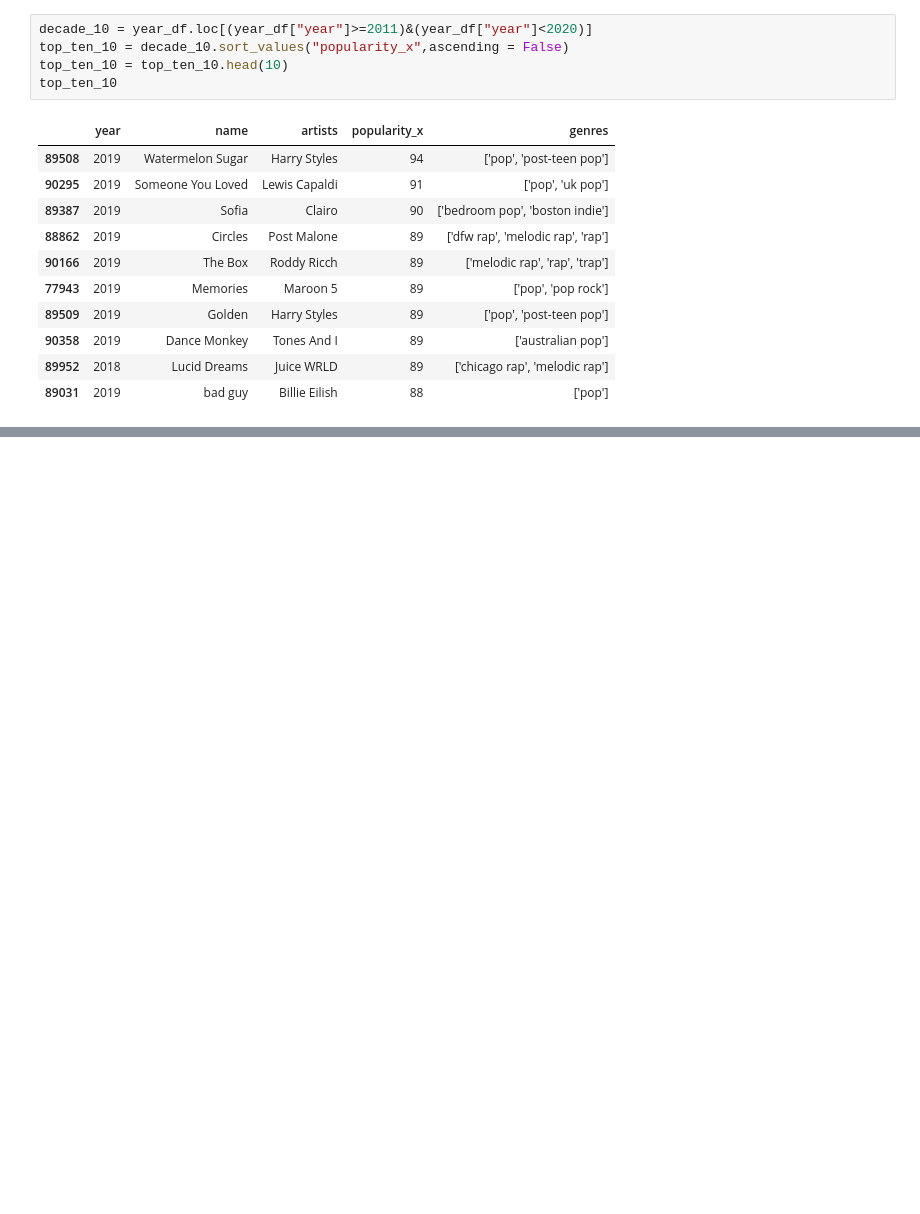
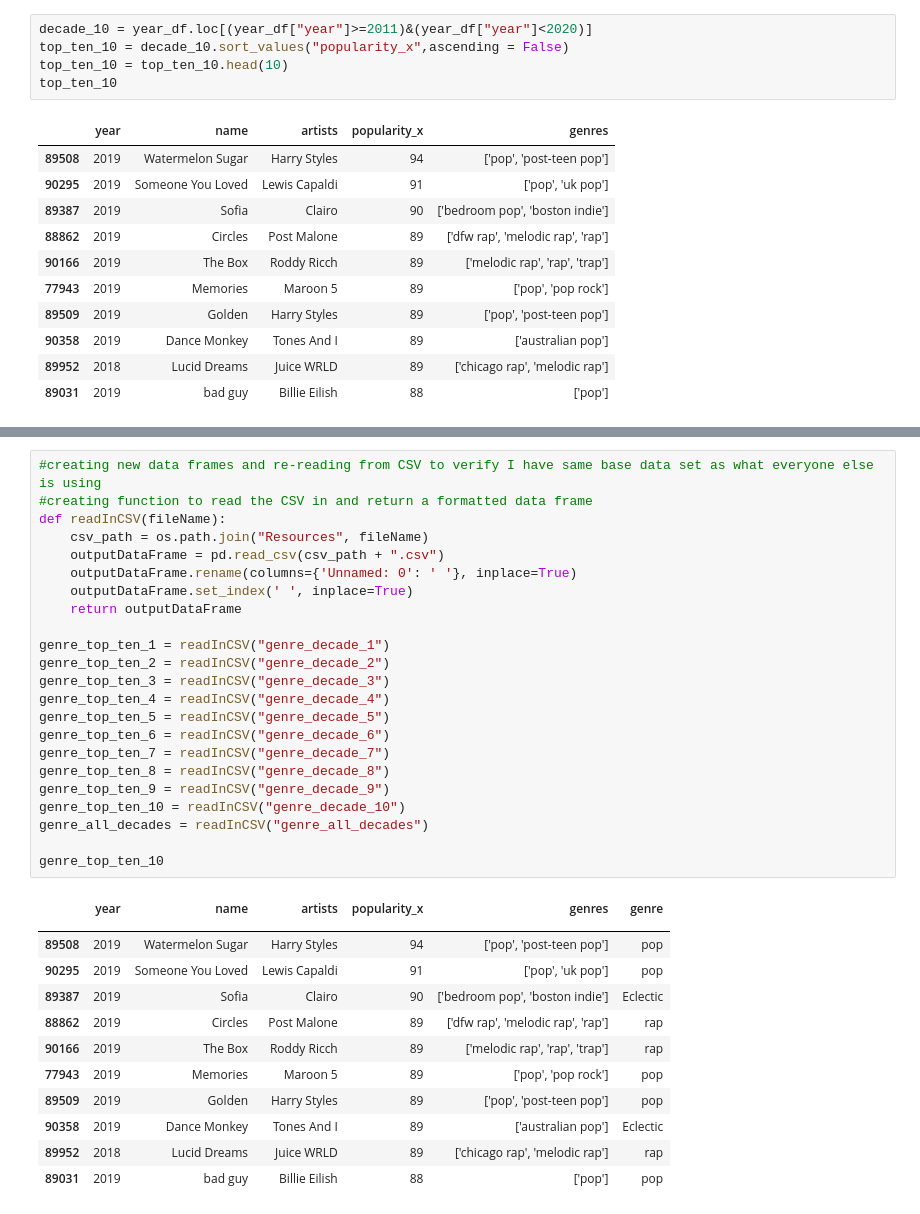
Before and after one commit to GND95/Project_1, a Jupyter notebook: genre.ipynb, the cells around one changed output, grey strips where cells are left out. Saved outputs shown, nothing was run; the diff lists cells and outputs as text; blank space fills up the shorter version.

```diff
--- a/genre.ipynb
+++ b/genre.ipynb
@@ -324,0 +325,36 @@ genre_df4
+# %%
+#creating new data frames and re-reading from CSV to verify I have same base data set as what everyone else is using
+#creating function to read the CSV in and return a formatted data frame
+def readInCSV(fileName):
+    csv_path = os.path.join("Resources", fileName)
+    outputDataFrame = pd.read_csv(csv_path + ".csv")
+    outputDataFrame.rename(columns={'Unnamed: 0': ' '}, inplace=True)
+    outputDataFrame.set_index(' ', inplace=True)
+    return outputDataFrame
+
+genre_top_ten_1 = readInCSV("genre_decade_1")
+genre_top_ten_2 = readInCSV("genre_decade_2")
+genre_top_ten_3 = readInCSV("genre_decade_3")
+genre_top_ten_4 = readInCSV("genre_decade_4")
+genre_top_ten_5 = readInCSV("genre_decade_5")
+genre_top_ten_6 = readInCSV("genre_decade_6")
+genre_top_ten_7 = readInCSV("genre_decade_7")
+genre_top_ten_8 = readInCSV("genre_decade_8")
+genre_top_ten_9 = readInCSV("genre_decade_9")
+genre_top_ten_10 = readInCSV("genre_decade_10")
+genre_all_decades = readInCSV("genre_all_decades")
+
+genre_top_ten_10
+# %% [output]
+|  | year | name | artists | popularity_x | genres | genre |
+|  |  |  |  |  |  |  |
+| 89508 | 2019 | Watermelon Sugar | Harry Styles | 94 | ['pop', 'post-teen pop'] | pop |
+| 90295 | 2019 | Someone You Loved | Lewis Capaldi | 91 | ['pop', 'uk pop'] | pop |
+| 89387 | 2019 | Sofia | Clairo | 90 | ['bedroom pop', 'boston indie'] | Eclectic |
+| 88862 | 2019 | Circles | Post Malone | 89 | ['dfw rap', 'melodic rap', 'rap'] | rap |
+| 90166 | 2019 | The Box | Roddy Ricch | 89 | ['melodic rap', 'rap', 'trap'] | rap |
+| 77943 | 2019 | Memories | Maroon 5 | 89 | ['pop', 'pop rock'] | pop |
+| 89509 | 2019 | Golden | Harry Styles | 89 | ['pop', 'post-teen pop'] | pop |
+| 90358 | 2019 | Dance Monkey | Tones And I | 89 | ['australian pop'] | Eclectic |
+| 89952 | 2018 | Lucid Dreams | Juice WRLD | 89 | ['chicago rap', 'melodic rap'] | rap |
+| 89031 | 2019 | bad guy | Billie Eilish | 88 | ['pop'] | pop |
```
Also changed, not shown: parts of 1 cell of this notebook.
